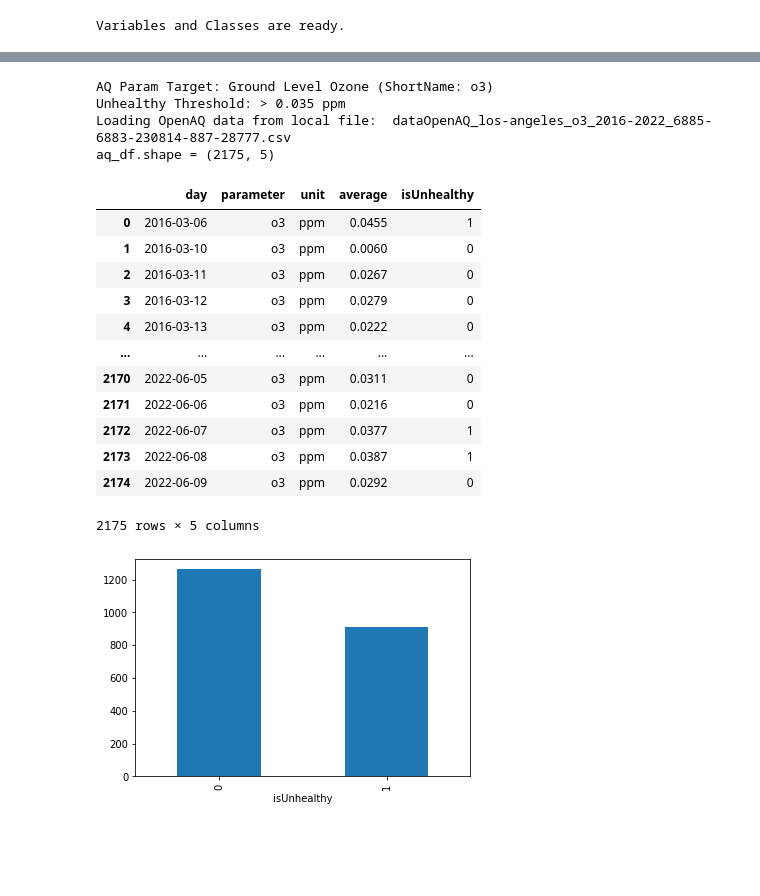
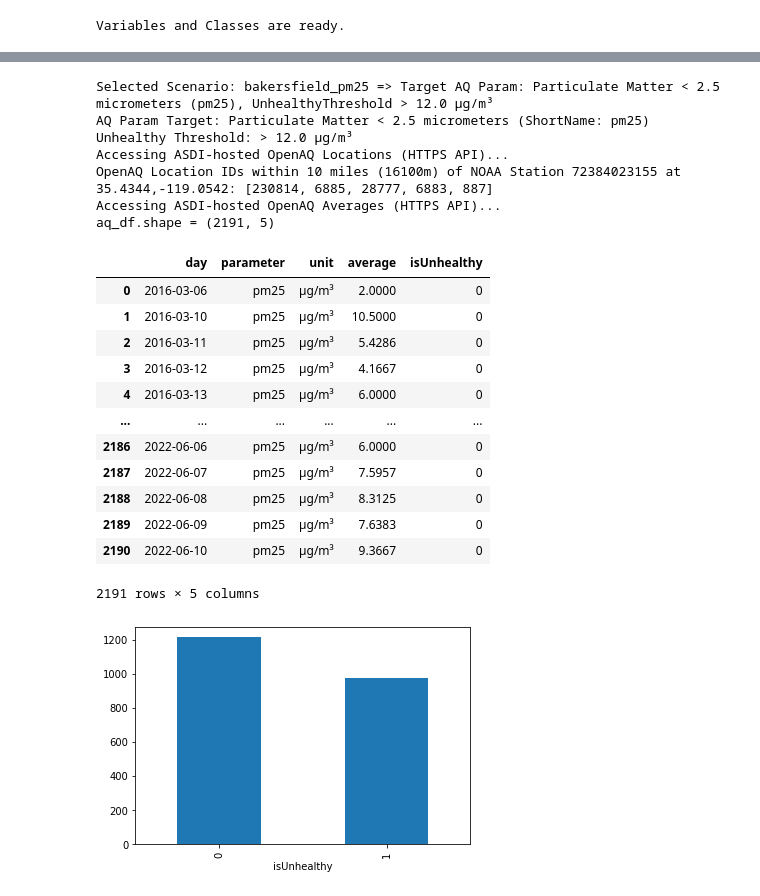
Before and after one commit to aws-samples/aws-smsl-predict-airquality-via-weather, a Jupyter notebook: aq_by_weather.ipynb, the cells around one changed output, grey strips where cells are left out. Saved outputs shown, nothing was run; the diff lists cells and outputs as text; code cells hidden in the pictures; blank space fills up the shorter version.

Commit message:
Added more Scenarios and more README info.

```diff
--- a/aq_by_weather.ipynb
+++ b/aq_by_weather.ipynb
@@ -252,16 +270,21 @@ aqParams["o3"]   = AQParam(10, "o3",   "ppm",   0.070, "Ground Level Ozone")
 # NOTE: 1st Scenario for "bakersfield_pm25" benefits from NOT including DAYOFWEEK, so providing explicit override columns withOUT DAYOFWEEK.
 # NOTE: To make Ozone more interesting, the "los-angeles_o3" scenario uses a lower threshold override (and custom override columns).
 aqScenarios["bakersfield_pm25"] = Scenario("bakersfield_pm25", yearStart, yearEnd, aqParams["pm25"], 10, "72384023155", ['DATE','NAME','LATITUDE','LONGITUDE','DEWP','WDSP','MAX','MIN','PRCP','MONTH'], None)
+aqScenarios["bakersfield_o3"]   = Scenario("bakersfield_o3",   yearStart, yearEnd, aqParams["o3"],   10, "72384023155", ['DATE','NAME','LATITUDE','LONGITUDE','DEWP','WDSP','MAX','MIN','PRCP','MONTH'], None)
+aqScenarios["bakersfield_pm10"] = Scenario("bakersfield_pm10", yearStart, yearEnd, aqParams["pm10"], 10, "72384023155", ['DATE','NAME','LATITUDE','LONGITUDE','DEWP','WDSP','MAX','MIN','PRCP','MONTH'], None)
+aqScenarios["fresno_pm25"]      = Scenario("fresno_pm25",      yearStart, yearEnd, aqParams["pm25"], 10, "72389093193", ['DATE','NAME','LATITUDE','LONGITUDE','DEWP','WDSP','MAX','MIN','PRCP','MONTH'], None)
+aqScenarios["fresno_o3"]        = Scenario("fresno_o3",        yearStart, yearEnd, aqParams["o3"],   10, "72389093193", None, 0.035)
+aqScenarios["visalia_pm25"]     = Scenario("visalia_pm25",     yearStart, yearEnd, aqParams["pm25"], 10, "72389693144", None, None)
+aqScenarios["visalia_o3"]       = Scenario("visalia_o3",       yearStart, yearEnd, aqParams["o3"],   10, "72389693144", ['DATE','NAME','LATITUDE','LONGITUDE','DEWP','WDSP','MAX','MIN','PRCP','MONTH'], 0.035)
+aqScenarios["san-jose_pm25"]    = Scenario("san-jose_pm25",    yearStart, yearEnd, aqParams["pm25"], 10, "72494693232", ['DATE','NAME','LATITUDE','LONGITUDE','DEWP','WDSP','MAX','MIN','PRCP','MONTH'], None)
+aqScenarios["san-jose_o3"]      = Scenario("san-jose_o3",      yearStart, yearEnd, aqParams["o3"],   10, "72494693232", ['DATE','NAME','LATITUDE','LONGITUDE','DEWP','WDSP','MAX','MIN','PRCP','MONTH'], 0.035)
 aqScenarios["los-angeles_pm25"] = Scenario("los-angeles_pm25", yearStart, yearEnd, aqParams["pm25"], 10, "72287493134", None, None)
 aqScenarios["los-angeles_o3"]   = Scenario("los-angeles_o3",   yearStart, yearEnd, aqParams["o3"],   10, "72287493134", ['DATE','NAME','LATITUDE','LONGITUDE','DEWP','WDSP','MAX','MIN','PRCP','MONTH'], 0.035)
-aqScenarios["fresno_pm25"]      = Scenario("fresno_pm25",      yearStart, yearEnd, aqParams["pm25"], 10, "72389093193", None, None)
-aqScenarios["fairbanks_pm25"]   = Scenario("fairbanks_pm25",   yearStart, yearEnd, aqParams["pm25"], 10, "70261026411", None, None)
 aqScenarios["phoenix_pm25"]     = Scenario("phoenix_pm25",     yearStart, yearEnd, aqParams["pm25"], 10, "72278023183", None, None)
-aqScenarios["las-vegas_pm25"]   = Scenario("las-vegas_pm25",   yearStart, yearEnd, aqParams["pm25"], 10, "72484653123", None, None)
+aqScenarios["phoenix_o3"]       = Scenario("phoenix_o3",       yearStart, yearEnd, aqParams["o3"],   10, "72278023183", ['DATE','NAME','LATITUDE','LONGITUDE','DEWP','WDSP','MAX','MIN','PRCP','MONTH'], 0.035)
+aqScenarios["fairbanks_pm25"]   = Scenario("fairbanks_pm25",   yearStart, yearEnd, aqParams["pm25"], 10, "70261026411", ['DATE','NAME','LATITUDE','LONGITUDE','DEWP','WDSP','MAX','MIN','PRCP','MONTH'], None)
 aqScenarios["lahore-pk_pm25"]   = Scenario("lahore-pk_pm25",   yearStart, yearEnd, aqParams["pm25"], 10, "41640099999", None, None)
 
-selectedScenario = aqScenarios["bakersfield_pm25"]  # Setting a Default to ensure something is selected.
-
-print("aqParams: " + str(aqParams.keys()))
-print("aqScenarios: " + str(aqScenarios.keys()))
+print("aqParams: " + str(len(aqParams)))
+print("aqScenarios: " + str(len(aqScenarios)))
 # %% [output]
@@ -270,9 +293,10 @@ aqScenarios: dict_keys(['bakersfield_pm25', 'los-angeles_pm25', 'los-angeles_o3'
 # %%
 # CELL #5: Select a Scenario via DROP DOWN LIST to use throughout the Notebook. This will drive the ML process...
+# A default "value" is set to avoid issues. Change this default to run the Notebook from start-to-finish for that Scenario.
 print("*** CHOOSE YOUR OWN ADVENTURE HERE ***")
 print("Please select a Scenario via the following drop-down-list...")
 print("(NOTE: If you change Scenario, you must re-run remaining cells to see changes.)")
-ddl = widgets.Dropdown(options=aqScenarios.keys(), value=selectedScenario.name)
+ddl = widgets.Dropdown(options=aqScenarios.keys(), value=aqScenarios["bakersfield_pm25"].name) # <-- DEFAULT VALUE
 ddl
 # %% [output]
 *** CHOOSE YOUR OWN ADVENTURE HERE ***
@@ -337,33 +363,38 @@ noaagsod_df.shape = (2347, 10)
 # %%
 # GET OPENAQ DATAFRAME...
+print("Selected Scenario: " + selectedScenario.getSummary())
 print(f"AQ Param Target: {selectedScenario.aqParamTarget.desc} (ShortName: {selectedScenario.aqParamTarget.name})")
 print(f"Unhealthy Threshold: > {selectedScenario.unhealthyThreshold} {selectedScenario.aqParamTarget.unit}")
 aq_df = selectedScenario.getOpenAqDataFrame()
 
 # Output aq_df properties...
-print('aq_df.shape =', aq_df.shape)
-display(aq_df)
-aq_df.groupby([mlTargetLabel]).size().plot(kind="bar")
-aq_df.to_csv(selectedScenario.localDataOpenAQ, index=False)
+if len(aq_df) > 0:
+    print('aq_df.shape =', aq_df.shape)
+    display(aq_df)
+    aq_df.groupby([mlTargetLabel]).size().plot(kind="bar")
+    aq_df.to_csv(selectedScenario.localDataOpenAQ, index=False)
 # %% [output]
-AQ Param Target: Ground Level Ozone (ShortName: o3)
-Unhealthy Threshold: > 0.035 ppm
-Loading OpenAQ data from local file:  dataOpenAQ_los-angeles_o3_2016-2022_6885-6883-230814-887-28777.csv
-aq_df.shape = (2175, 5)
+Selected Scenario: bakersfield_pm25 => Target AQ Param: Particulate Matter < 2.5 micrometers (pm25), UnhealthyThreshold > 12.0 µg/m³
+AQ Param Target: Particulate Matter < 2.5 micrometers (ShortName: pm25)
+Unhealthy Threshold: > 12.0 µg/m³
+Accessing ASDI-hosted OpenAQ Locations (HTTPS API)...
+OpenAQ Location IDs within 10 miles (16100m) of NOAA Station 72384023155 at 35.4344,-119.0542: [230814, 6885, 28777, 6883, 887]
+Accessing ASDI-hosted OpenAQ Averages (HTTPS API)...
+aq_df.shape = (2191, 5)
 |  | day | parameter | unit | average | isUnhealthy |
-| 0 | 2016-03-06 | o3 | ppm | 0.0455 | 1 |
-| 1 | 2016-03-10 | o3 | ppm | 0.0060 | 0 |
-| 2 | 2016-03-11 | o3 | ppm | 0.0267 | 0 |
-| 3 | 2016-03-12 | o3 | ppm | 0.0279 | 0 |
-| 4 | 2016-03-13 | o3 | ppm | 0.0222 | 0 |
+| 0 | 2016-03-06 | pm25 | µg/m³ | 2.0000 | 0 |
+| 1 | 2016-03-10 | pm25 | µg/m³ | 10.5000 | 0 |
+| 2 | 2016-03-11 | pm25 | µg/m³ | 5.4286 | 0 |
+| 3 | 2016-03-12 | pm25 | µg/m³ | 4.1667 | 0 |
+| 4 | 2016-03-13 | pm25 | µg/m³ | 6.0000 | 0 |
 | ... | ... | ... | ... | ... | ... |
-| 2170 | 2022-06-05 | o3 | ppm | 0.0311 | 0 |
-| 2171 | 2022-06-06 | o3 | ppm | 0.0216 | 0 |
-| 2172 | 2022-06-07 | o3 | ppm | 0.0377 | 1 |
-| 2173 | 2022-06-08 | o3 | ppm | 0.0387 | 1 |
-| 2174 | 2022-06-09 | o3 | ppm | 0.0292 | 0 |
+| 2186 | 2022-06-06 | pm25 | µg/m³ | 6.0000 | 0 |
+| 2187 | 2022-06-07 | pm25 | µg/m³ | 7.5957 | 0 |
+| 2188 | 2022-06-08 | pm25 | µg/m³ | 8.3125 | 0 |
+| 2189 | 2022-06-09 | pm25 | µg/m³ | 7.6383 | 0 |
+| 2190 | 2022-06-10 | pm25 | µg/m³ | 9.3667 | 0 |
-2175 rows × 5 columns
+2191 rows × 5 columns
-[figure, old version]
+[figure, new version]
 # %%
 # Merge the NOAA GSOD weather data with our OpenAQ data by DATE...
 # Perform another column drop to remove columns we don't want as features/inputs.
```
Also changed, not shown: parts of 20 cells of this notebook, 1 other file.
